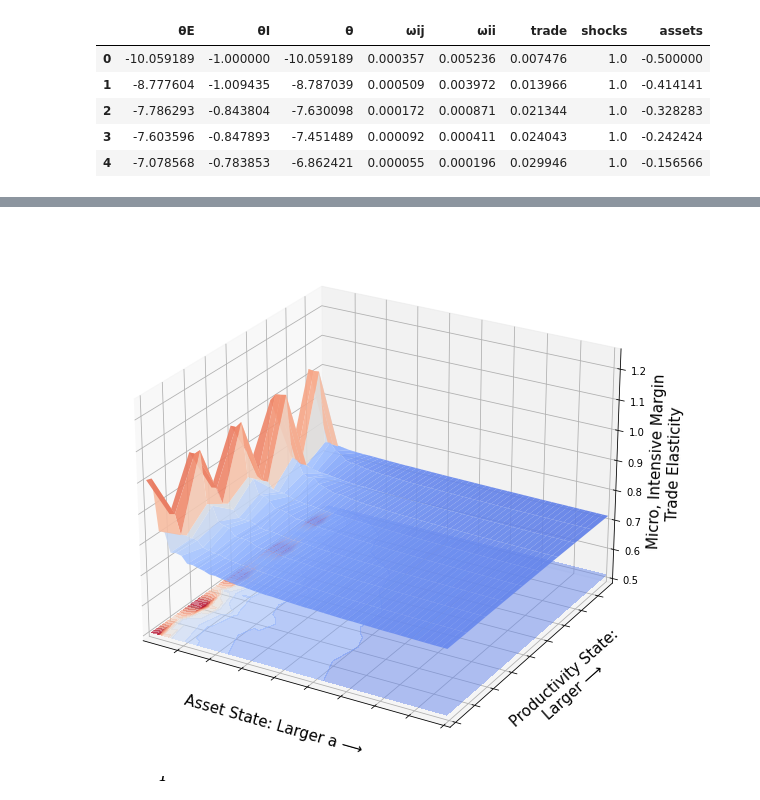
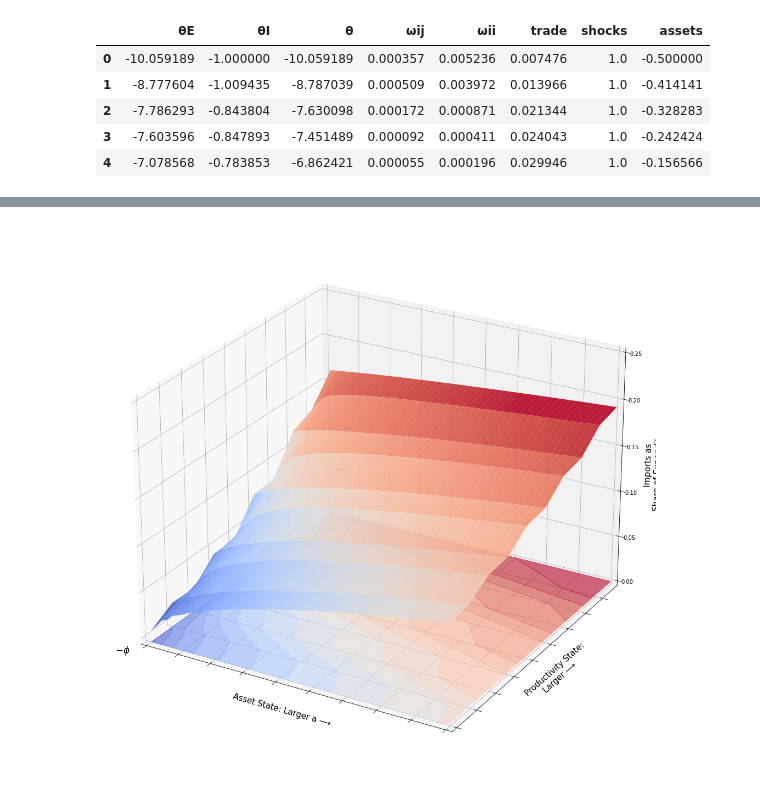
Before and after one commit to mwaugh0328/heterogeneous-agent-trade, a Jupyter notebook: notebooks/plot-micro-elasticity.ipynb, the cells around one changed output, grey strips where cells are left out. Saved outputs shown, nothing was run; the diff lists cells and outputs as text; code cells hidden in the pictures.

```diff
--- a/notebooks/plot-micro-elasticity.ipynb
+++ b/notebooks/plot-micro-elasticity.ipynb
@@ -88,7 +90,9 @@ var = "θ"
 
 x, y, z = create_grid(foo,"assets","shocks",var)
 
-fig = plt.figure(figsize = [16.0,10.0])
+scale = 1.85
+
+fig = plt.figure(figsize = [scale*16.0,scale*10.0])
 
 ax = fig.add_subplot(projection='3d')
 
@@ -119,10 +123,10 @@ ax.text(-0.95, 0.25, 4.0, "$1 / \sigma_{\epsilon}$", fontsize = 17)
 
 ax.set_ylabel("\n Productivity State:\n Larger ⟶ ", fontsize = 15)
 ax.set_xlabel("\n Asset State: Larger a ⟶ " , fontsize = 15)
-ax.set_zlabel("\n \n Micro-Level \n Trade Elasticity", fontsize = 15)
+ax.set_zlabel("\n Micro-Level \n Trade Elasticity", fontsize = 15)
 
-plt.savefig("../notes/figures/micro-elasticity.pdf", bbox_inches = "tight")
-plt.savefig("../notes/figures/micro-elasticity.png", bbox_inches = "tight")
+# plt.savefig("../notes/figures/micro-elasticity.pdf", bbox_inches = "tight")
+# plt.savefig("../notes/figures/micro-elasticity.png", bbox_inches = "tight")
 
 plt.show()
 # %% [output]
@@ -130,44 +134,48 @@ plt.show()
 # %%
 foo = elasticity[elasticity.assets < topasset]
 
-x, y, z = create_grid(foo,"assets","shocks","θI")
+var = "trade"
 
-fig = plt.figure(figsize = [16.0,10.0])
+x, y, z = create_grid(foo,"assets","shocks","trade")
+
+fscale = 1.85
+
+fig = plt.figure(figsize = [scale*16.0,scale*10.0])
+
+#ax = fig.gca(projection='3d')
+
+factor = .95
+vmax = foo[var].max()*factor
+vmin = foo[var].min()*factor
 
 ax = fig.add_subplot(projection='3d')
 
-factor = .95
-vmax = -foo["θI"].min()*factor
-vmin = -foo["θI"].max()*factor
-
-surf = ax.plot_surface(x, y, -1.0*z, rstride=1, cstride=1, cmap='coolwarm', norm=colors.Normalize(vmin= vmin , vmax=vmax),
+surf = ax.plot_surface(x, y, z, rstride=1, cstride=1, cmap='coolwarm', norm=colors.Normalize(vmin=vmin, vmax=vmax),
                     linewidth=0, antialiased=True, alpha = 0.90, linestyles = "dashed")
 
-ofs = .5
+ofs = -.005
 
-ax.contourf(x, y, -1*z, 20, offset=ofs, cmap='coolwarm', norm=colors.Normalize(vmin=vmin, vmax=vmax),
-                 alpha = 0.50, linestyles = "dashed")
+ax.contourf(x, y, z, 20, offset=ofs, cmap='coolwarm', norm=colors.Normalize(vmin=vmin, vmax=vmax),
+                  alpha = 0.60, linestyles = "dashed")
 
 ax.view_init(25,300)
-ax.set_xlim(-.45,topasset)
+ax.set_xlim(-.5, topasset)
 ax.set_xticklabels([])
 
-ax.set_ylim(0.9,9.7)
+ax.set_ylim(0.95,9.7)
 ax.set_yticklabels([])
 
-ax.set_zlim(0.50, 1.25)
+ax.set_zlim(0.0,0.25)
 
-ax.text(-.5, 0.25, 0, "$-\phi$", fontsize = 17)
-
-ax.text(-0.95, 0.25, 4.0, "$1 / \sigma_{\epsilon}$", fontsize = 17)
+ax.text(-.65, -0.20, 0, "$-\phi$", fontsize = 17)
 
 ax.set_ylabel("\n Productivity State:\n Larger ⟶ ", fontsize = 15)
 ax.set_xlabel("\n Asset State: Larger a ⟶ " , fontsize = 15)
-ax.set_zlabel("\n Micro, Intensive Margin\n Trade Elasticity ", fontsize = 15)
+ax.set_zlabel("\n \n Imports as\n Share of Expenditures", fontsize = 15)
 
-#plt.savefig("../notes/figures/micro-elasticity.pdf", bbox_inches = "tight")
-#plt.savefig("../notes/figures/intensive-elasticity.png", bbox_inches = "tight")
+# plt.savefig("../notes/figures/trade-share.png", bbox_inches = "tight")
+# plt.savefig("../notes/figures/trade-share.pdf", bbox_inches = "tight")
 
 plt.show()
 # %% [output]
-[figure, old version]
+[figure, new version]
```
Also changed, not shown: parts of 3 cells of this notebook, 2 other files.
